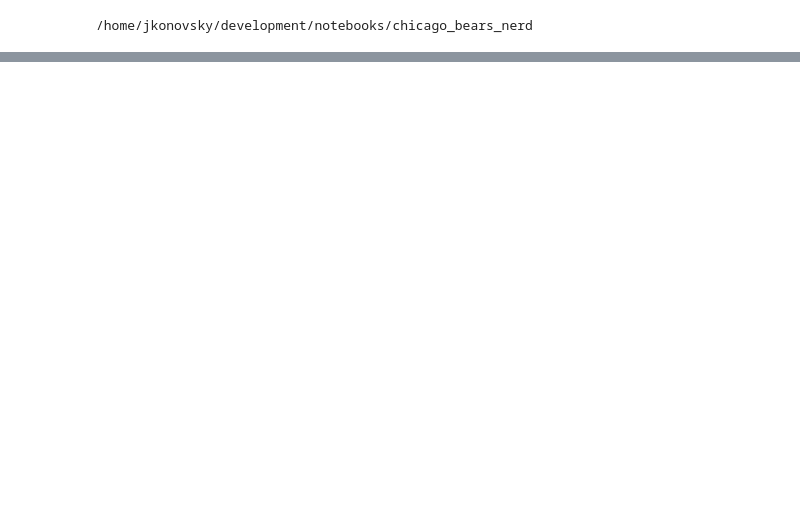
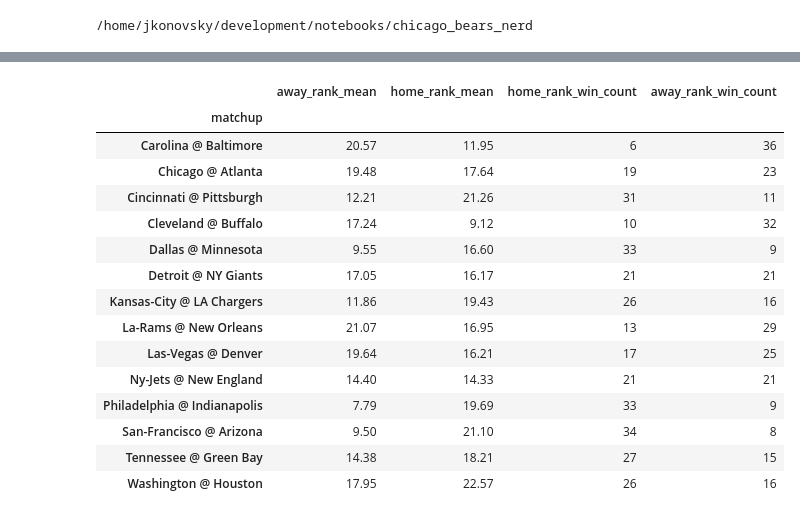
Before and after one commit to kono10/notebooks, a Jupyter notebook: chicago_bears_nerd/visuals/weekly_charts/4_matchup_finder.ipynb, the cells around one changed output, grey strips where cells are left out. Saved outputs shown, nothing was run; the diff lists cells and outputs as text; code cells hidden in the pictures; blank space fills up the shorter version.

```diff
--- a/chicago_bears_nerd/visuals/weekly_charts/4_matchup_finder.ipynb
+++ b/chicago_bears_nerd/visuals/weekly_charts/4_matchup_finder.ipynb
@@ -112,6 +90,22 @@ team_matchup_map = {"chicago":"detroit"}
 df = df.drop(columns=["Unnamed: 0"])
 # %% [output]
 /home/jkonovsky/development/notebooks/chicago_bears_nerd
+# %%
+# 557 == week 11
+url = "https://www.teamrankings.com/nfl/schedules/season/?week=557"
+page = req.get(url, headers=headers).text
+soup = BeautifulSoup(page, "html.parser")
+table = soup.find("table")
+df_schedule = pd.read_html(str(table), displayed_only=False)[0]
+df_schedule.columns = ["teams", "time", "location"]
+df_schedule["home"] = np.where(df_schedule.teams.str.contains("vs."), df_schedule.teams.str.split("vs.", expand=True)[1], df_schedule.teams.str.split("@", expand=True)[1])
+df_schedule.home = df_schedule.home.str.strip(" ")
+df_schedule["away"] = np.where(df_schedule.teams.str.contains("vs."), df_schedule.teams.str.split("vs.", expand=True)[0], df_schedule.teams.str.split("@", expand=True)[0])
+df_schedule.away = df_schedule.away.str.strip(" ")
+df_schedule["_home"] = df_schedule.home.str.lower().str.split(" ").str.join("-")
+df_schedule["_away"] = df_schedule.away.str.lower().str.split(" ").str.join("-")
+
+team_matchup_map = df_schedule.set_index("_home")._away.to_dict()
 # %%
 def find_matchup_rank(df, team_matchup_map, stat_matchup_map):
     df["matchup_key"] =  df._team +"-"+ df._stat
@@ -133,4 +123,16 @@ df = find_matchup_rank(df, team_matchup_map, stat_matchup_map)
 # %%
-df["matchup_diff"] = abs(df.matchup_rank - df.Rank)
+df["matchup_diff"] = df.matchup_rank - df.Rank
 # %%
-df[~df.matchup_rank.isna()][["Team", "matchup_team", "Stat", "2022", "Rank", "matchup_rank", "matchup_value", "matchup_diff"]].query("matchup_diff>=20")
+df_heat = df[~df.matchup_rank.isna()][["Team", "matchup_team", "Stat", "2022", "Rank", "matchup_rank", "matchup_value", "matchup_diff"]]
+df_heat["matchup"] = df_heat.matchup_team +" @ " +df_heat.Team
+df_heat["_matchup_diff"] = np.where(abs(df_heat.matchup_diff)>15, df_heat.matchup_diff, None)
+
+df_heat["home_rank_win_count"] = np.where(df_heat.Rank>df_heat.matchup_rank, 1, 0)
+df_heat["away_rank_win_count"] = np.where(df_heat.Rank>df_heat.matchup_rank, 0, 1)
+df_heat_agg = df_heat.groupby("matchup").agg(away_rank_mean=("matchup_rank", "mean"),
+                               home_rank_mean=("Rank", "mean"),
+                               home_rank_win_count=("home_rank_win_count", "sum"),
+                               away_rank_win_count = ("away_rank_win_count", "sum")
+                              )
+df_heat_agg.away_rank_mean = df_heat_agg.away_rank_mean.round(2)
+df_heat_agg.home_rank_mean = df_heat_agg.home_rank_mean.round(2)
@@ -148,0 +139,19 @@ df[~df.matchup_rank.isna()][["Team", "matchup_team", "Stat", "2022", "Rank", "ma
+# %%
+df_heat_agg
+# %% [output]
+|  | away_rank_mean | home_rank_mean | home_rank_win_count | away_rank_win_count |
+| matchup |  |  |  |  |
+| Carolina @ Baltimore | 20.57 | 11.95 | 6 | 36 |
+| Chicago @ Atlanta | 19.48 | 17.64 | 19 | 23 |
+| Cincinnati @ Pittsburgh | 12.21 | 21.26 | 31 | 11 |
+| Cleveland @ Buffalo | 17.24 | 9.12 | 10 | 32 |
+| Dallas @ Minnesota | 9.55 | 16.60 | 33 | 9 |
+| Detroit @ NY Giants | 17.05 | 16.17 | 21 | 21 |
+| Kansas-City @ LA Chargers | 11.86 | 19.43 | 26 | 16 |
+| La-Rams @ New Orleans | 21.07 | 16.95 | 13 | 29 |
+| Las-Vegas @ Denver | 19.64 | 16.21 | 17 | 25 |
+| Ny-Jets @ New England | 14.40 | 14.33 | 21 | 21 |
+| Philadelphia @ Indianapolis | 7.79 | 19.69 | 33 | 9 |
+| San-Francisco @ Arizona | 9.50 | 21.10 | 34 | 8 |
+| Tennessee @ Green Bay | 14.38 | 18.21 | 27 | 15 |
+| Washington @ Houston | 17.95 | 22.57 | 26 | 16 |
```
Also changed, not shown: parts of 7 cells of this notebook, 9 other files.
